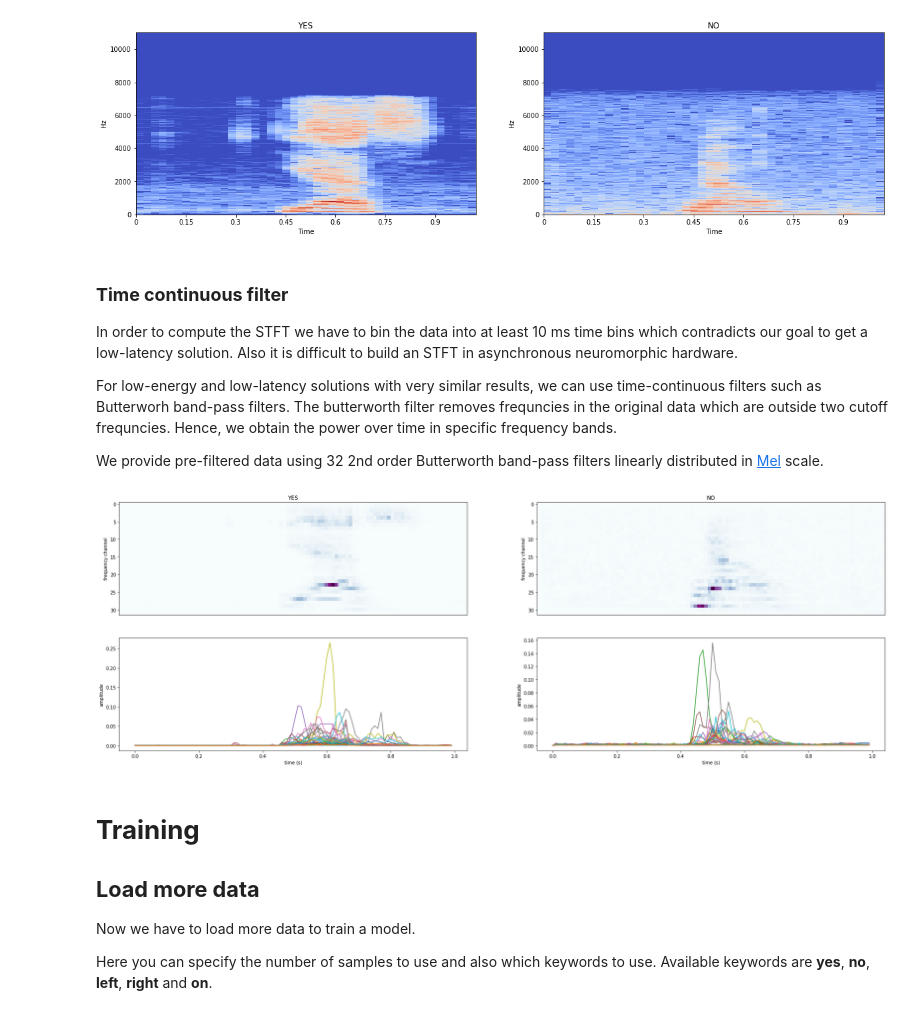
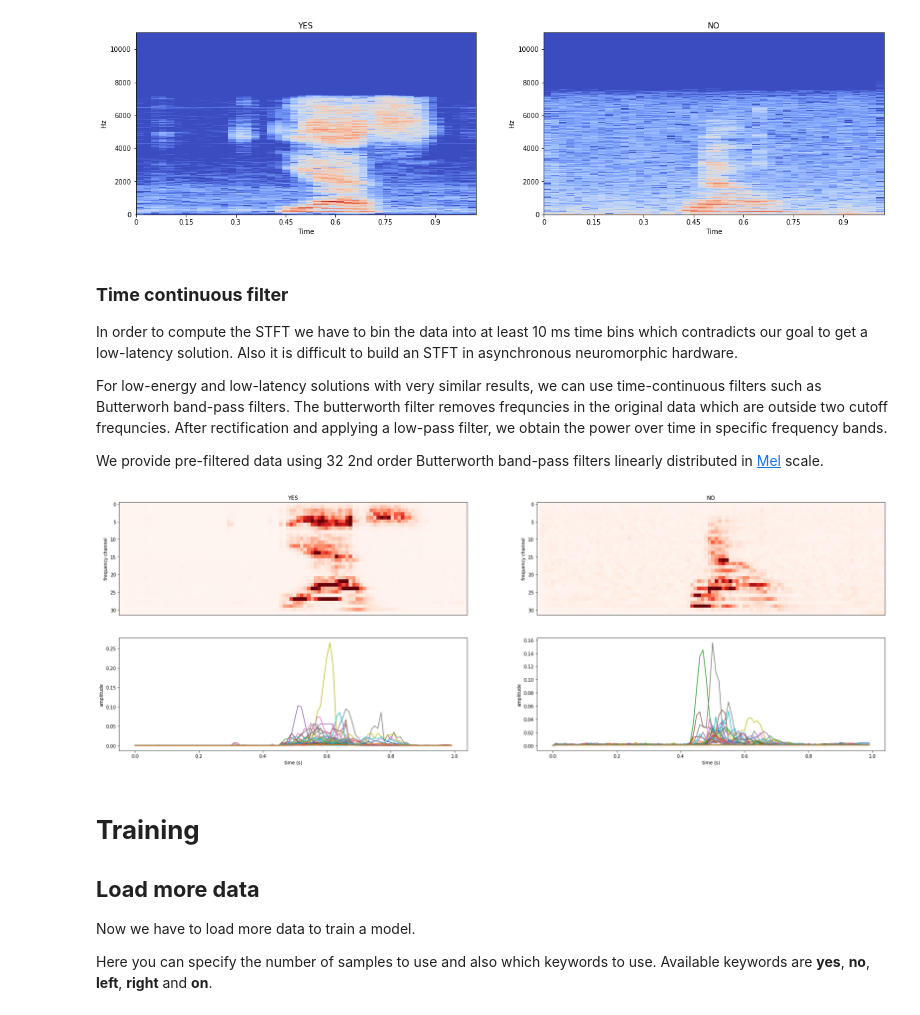
Before and after one commit to synsense/snn-workshop-amld-2020, a Jupyter notebook: Notebooks/AudioProcessing/TwoWordClassifier_Complete.ipynb, the cells around one changed output. Saved outputs shown, nothing was run; the diff lists cells and outputs as text; code cells hidden in the pictures.

```diff
--- a/Notebooks/AudioProcessing/TwoWordClassifier_Complete.ipynb
+++ b/Notebooks/AudioProcessing/TwoWordClassifier_Complete.ipynb
@@ -122,7 +122,7 @@ rdp.specshow(librosa.amplitude_to_db(stft_no), sr=sr, x_axis='time', y_axis='hz'
 
 In order to compute the STFT we have to bin the data into at least 10 ms time bins which contradicts our goal to get a low-latency solution. Also it is difficult to build an STFT in asynchronous neuromorphic hardware.
 
-For low-energy and low-latency solutions with very similar results, we can use time-continuous filters such as Butterworh band-pass filters. The butterworth filter removes frequncies in the original data which are outside two cutoff frequncies. Hence, we obtain the power over time in specific frequency bands.
+For low-energy and low-latency solutions with very similar results, we can use time-continuous filters such as Butterworh band-pass filters. The butterworth filter removes frequncies in the original data which are outside two cutoff frequncies. After rectification and applying a low-pass filter, we obtain the power over time in specific frequency bands.
 
 We provide pre-filtered data using 32 2nd order Butterworth band-pass filters linearly distributed in [Mel](https://en.wikipedia.org/wiki/Mel_scale) scale.
 # %%
@@ -137,36 +137,36 @@ preprocessed_sr = 100.
 num_channels = 32
 num_labels = 2
 
 t_preprocessed = np.arange(0, len(preprocessed_yes) / preprocessed_sr, 1 / preprocessed_sr)
 
 fig = plt.figure(figsize=(30, 10))
 
 ax0 = fig.add_subplot(221)
 ax0.set_title("YES")
 ax0.set_ylabel("frequency channel")
 ax0.set_xticks([])
-plt.imshow(preprocessed_yes[:, ::-1].T, aspect='auto', cmap='BuPu')
+plt.imshow(preprocessed_yes[:, ::-1].T, aspect='auto', cmap='Reds', vmax=0.05)
 
 ax1 = fig.add_subplot(222)
 ax1.set_title("NO")
 ax1.set_ylabel("frequency channel")
 ax1.set_xticks([])
-plt.imshow(preprocessed_no[:, ::-1].T, aspect='auto', cmap='BuPu')
+plt.imshow(preprocessed_no[:, ::-1].T, aspect='auto', cmap='Reds', vmax=0.05)
 
 ax2 = fig.add_subplot(223)
 ax2.set_xlabel("time (s)")
 ax2.set_ylabel("amplitude")
 ax2.plot(t_preprocessed, preprocessed_yes)
 
 ax3 = fig.add_subplot(224)
 ax3.set_xlabel("time (s)")
 ax3.set_ylabel("amplitude")
 ax3.plot(t_preprocessed, preprocessed_no)
 
 
 print("")
 # %% [output]
-[figure, old version]
+[figure, new version]
 # %% [markdown]
 # **Training**
 
```
Also changed, not shown: parts of 11 cells of this notebook.
